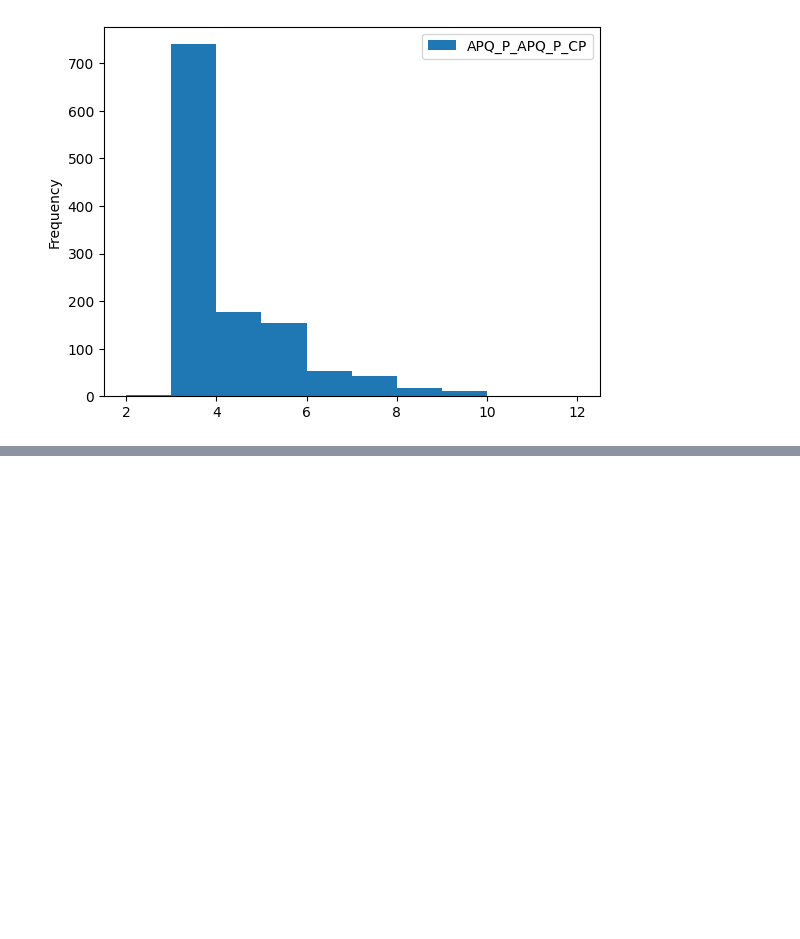
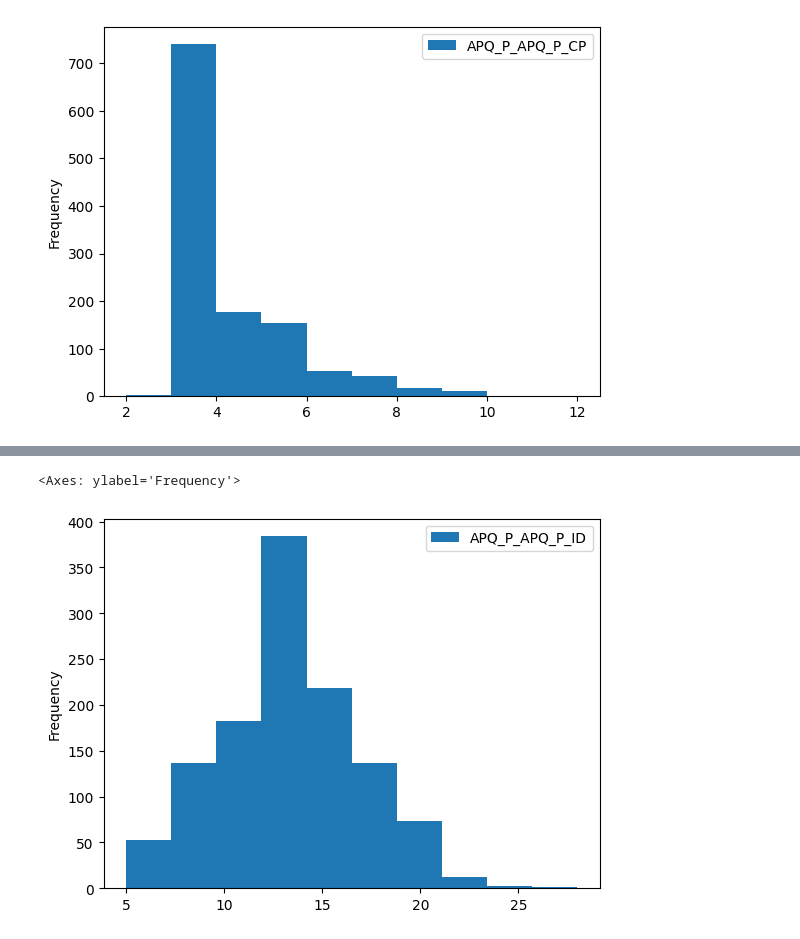
Before and after one commit to AngC1998/WiDS-Datathon-2025, a Jupyter notebook: WiDS_Datathon_2025.ipynb, the cells around one changed output, grey strips where cells are left out. Saved outputs shown, nothing was run; the diff lists cells and outputs as text; code cells hidden in the pictures; blank space fills up the shorter version.

```diff
--- a/WiDS_Datathon_2025.ipynb
+++ b/WiDS_Datathon_2025.ipynb
@@ -373,0 +440,5 @@ train_quantitative_df.plot.hist(column='APQ_P_APQ_P_CP')
+# %%
+train_quantitative_df.plot.hist(column='APQ_P_APQ_P_ID')
+# %% [output]
+<Axes: ylabel='Frequency'>
+[figure, added]
```
Also changed, not shown: parts of 57 cells of this notebook.
